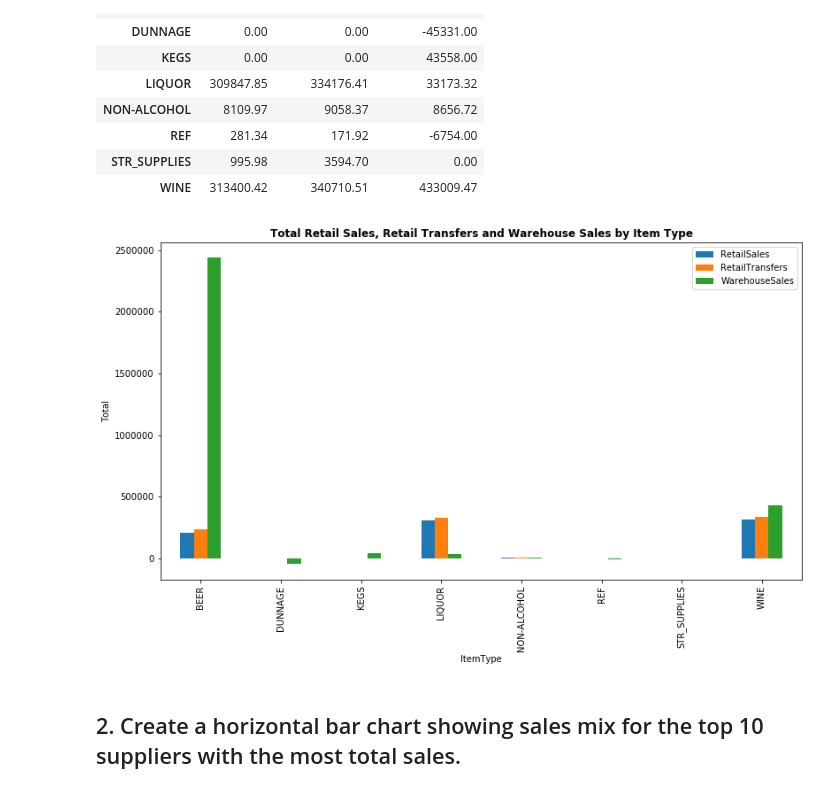
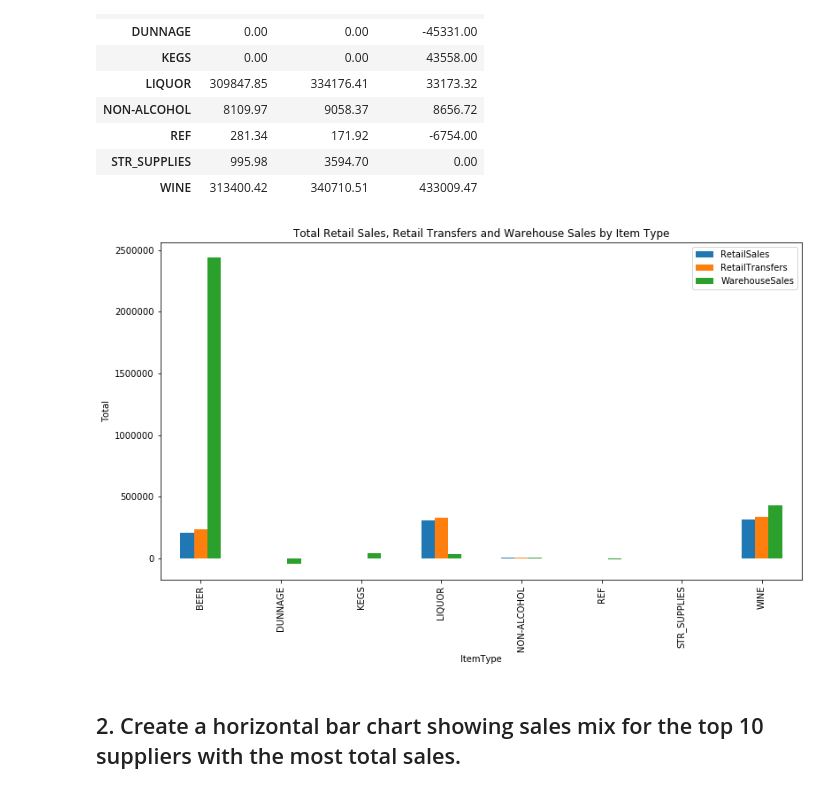
Before and after one commit to Binardino/IronHack-Data-Analysis-Module-2-Statistics-Probability-Data_Visualization, a Jupyter notebook: Datavisualization - Multiple data series plotting/your-code/Plotting-Multiple-Data-Series - Challenge.ipynb, the cells around one changed output. Cells and saved outputs as stored; diff of their text form; code cells hidden in the pictures.

```diff
--- a/Datavisualization - Multiple data series plotting/your-code/Plotting-Multiple-Data-Series - Challenge.ipynb
+++ b/Datavisualization - Multiple data series plotting/your-code/Plotting-Multiple-Data-Series - Challenge.ipynb
@@ -48,11 +39,11 @@ totals
 | WINE | 313400.42 | 340710.51 | 433009.47 |
 # %%
 totals.plot(kind='bar', figsize=(13,7))
-plt.title('Total Retail Sales, Retail Transfers and Warehouse Sales by Item Type', fontweight=700)
+plt.title('Total Retail Sales, Retail Transfers and Warehouse Sales by Item Type', fontweight=500)
 plt.ylabel('Total')
 plt.show()
 # %% [output]
-[figure, old version]
+[figure, new version]
 # %% [markdown]
 ## 2. Create a horizontal bar chart showing sales mix for the top 10 suppliers with the most total sales.
 # %%
```
Also changed, not shown: parts of 12 cells of this notebook.
